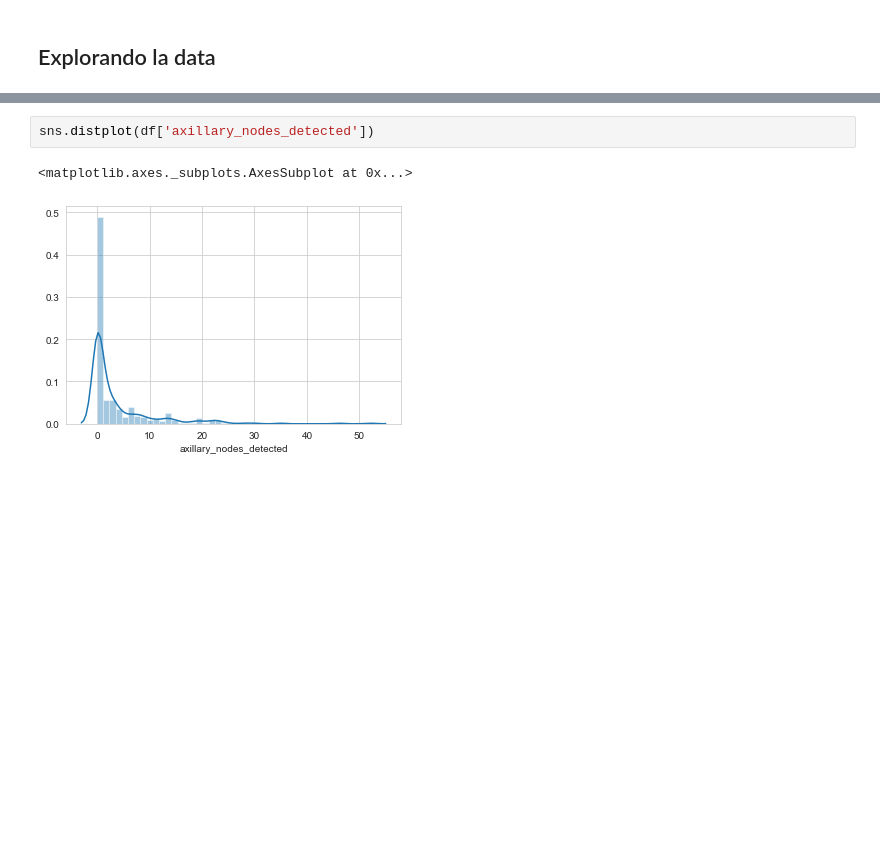
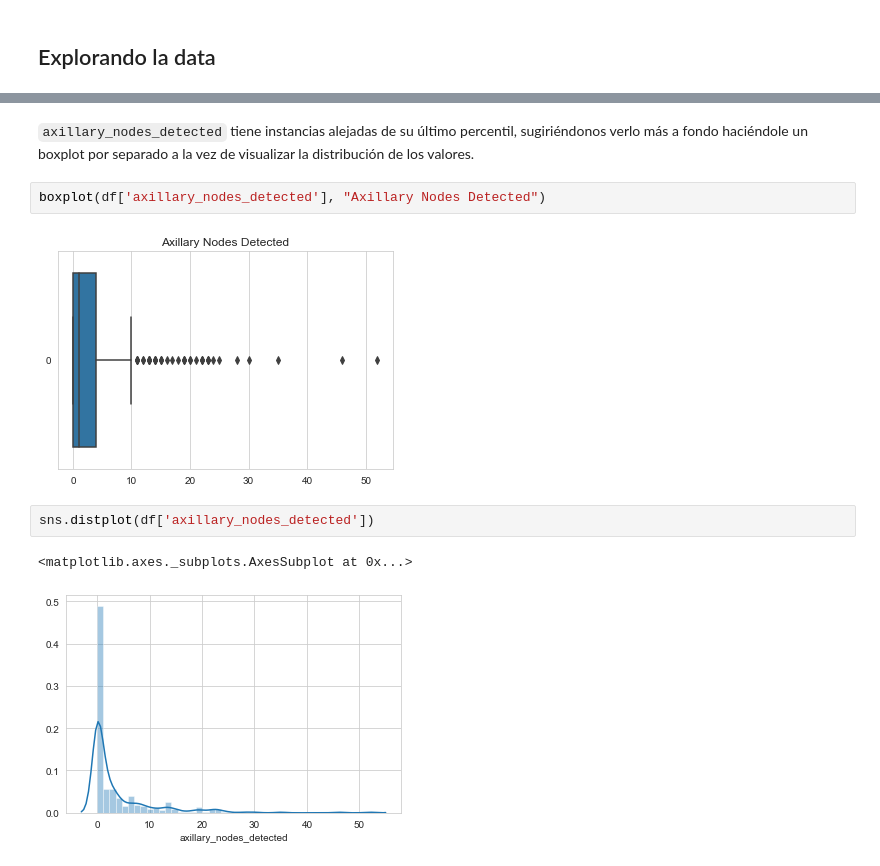
Before and after one commit to ernestomancebo/haberman-sgry-neural-ntwrk, a Jupyter notebook: Haberman Surgery.ipynb, the cells around one changed output, grey strips where cells are left out. Drawn from its saved outputs; the diff is of its cells as text; blank space fills up the shorter version.

```diff
--- a/Haberman Surgery.ipynb
+++ b/Haberman Surgery.ipynb
@@ -74,3 +89,9 @@ sns.lmplot(x="axillary_nodes_detected", y="age_of_patient", data=df, hue=target_
+# %% [markdown]
+`axillary_nodes_detected` tiene instancias alejadas de su último percentil, sugiriéndonos verlo más a fondo haciéndole un boxplot por separado a la vez de visualizar la distribución de los valores.
+# %%
+boxplot(df['axillary_nodes_detected'], "Axillary Nodes Detected")
+# %% [output]
+[figure, added]
 # %%
 sns.distplot(df['axillary_nodes_detected'])
 # %% [output]
```
Also changed, not shown: parts of 165 cells of this notebook, 1 other file.
